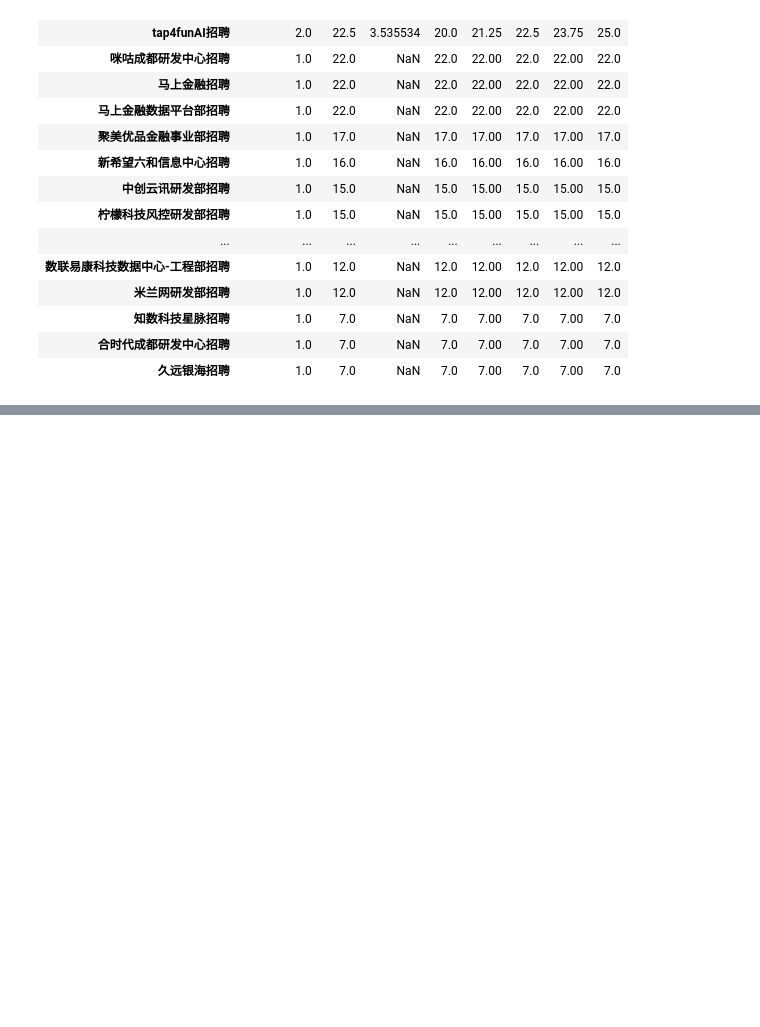
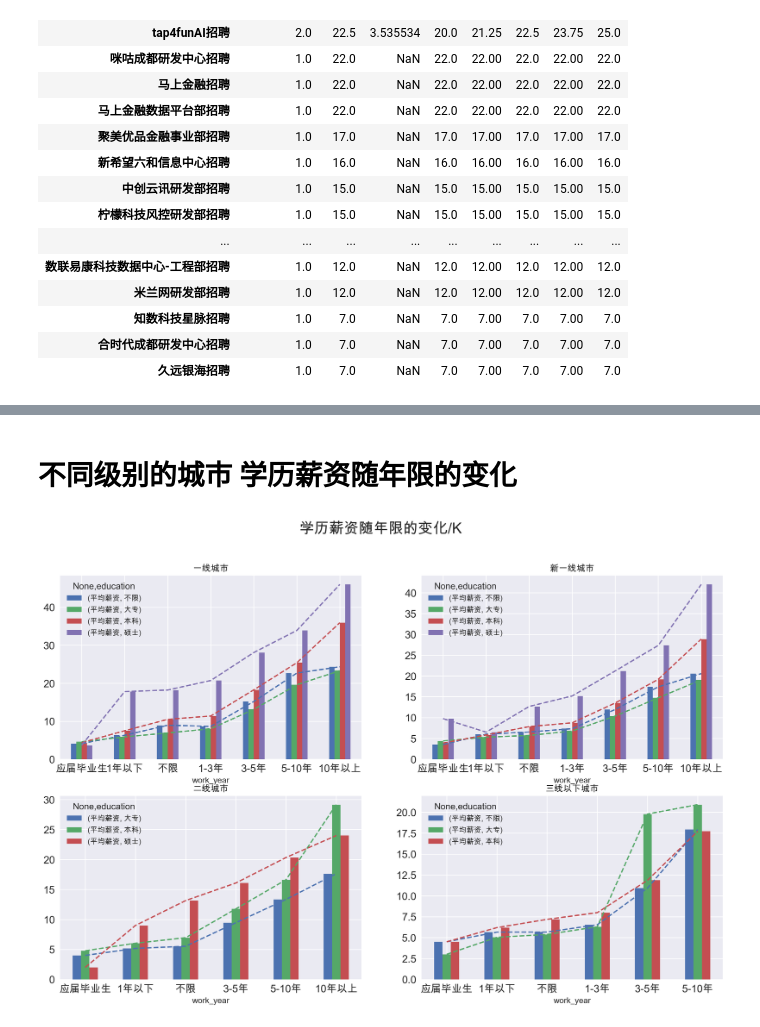
Before and after one commit to Minokun/someCode, a Jupyter notebook: it行业招聘数和薪资情况.ipynb, the cells around one changed output, grey strips where cells are left out. Cells and saved outputs as stored; diff of their text form; code cells hidden in the pictures; blank space fills up the shorter version.

```diff
--- a/it行业招聘数和薪资情况.ipynb
+++ b/it行业招聘数和薪资情况.ipynb
@@ -614,0 +617,9 @@ res_deal[(res_deal.city == '成都') & (res_deal.position_name.str.contains('数
+# %%
+city_detail_sql = "SELECT * FROM spider.city;"
+city_detail_df = pd.read_sql(city_detail_sql, conn)
+# %%
+city_classA_list = list(city_detail_df[city_detail_df['type'] == 1].city_name.values)
+city_classB_list = list(city_detail_df[city_detail_df['type'] == 2].city_name.values)
+city_classC_list = list(city_detail_df[city_detail_df['type'] == 3].city_name.values)
+city_classD_list = list(city_detail_df[city_detail_df['type'] == 4].city_name.values)
+city_classNewA_list = list(city_detail_df[city_detail_df['type'] == 9].city_name.values)
@@ -614,0 +641,20 @@ res_deal[(res_deal.city == '成都') & (res_deal.position_name.str.contains('数
+# %% [markdown]
+# 不同级别的城市 学历薪资随年限的变化
+# %%
+fig, axes = plt.subplots(2, 2, figsize=(7, 18), dpi=250)
+fig.suptitle('学历薪资随年限的变化/K', fontsize=20)
+ax0, ax1, ax2, ax3 = axes.ravel()
+res_deal[res_deal.city.isin(city_classA_list)].pivot_table(index='work_year', columns='education')[['salary_mean']].fillna('--')[1:].sort_values(('salary_mean', '本科'),ascending=True).rename(columns={'salary_mean':'平均薪资'}).plot(figsize=(16, 10), fontsize=14, title='一线城市', kind='bar', ax=ax0)
+res_deal[res_deal.city.isin(city_classA_list)].pivot_table(index='work_year', columns='education')[['salary_mean']].fillna('--')[1:].sort_values(('salary_mean', '本科'),ascending=True).rename(columns={'salary_mean':'平均薪资'}).plot(figsize=(16, 10), fontsize=14, title='一线城市', style='--', ax=ax0, legend=False)
+
+res_deal[res_deal.city.isin(city_classNewA_list)].pivot_table(index='work_year', columns='education')[['salary_mean']].fillna('--').sort_values(('salary_mean', '本科'),ascending=True).rename(columns={'salary_mean':'平均薪资'}).plot(figsize=(16, 10), fontsize=14, title='新一线城市', kind='bar', ax=ax1)
+res_deal[res_deal.city.isin(city_classNewA_list)].pivot_table(index='work_year', columns='education')[['salary_mean']].fillna('--').sort_values(('salary_mean', '本科'),ascending=True).rename(columns={'salary_mean':'平均薪资'}).plot(figsize=(16, 10), fontsize=14, title='新一线城市', style='--', ax=ax1, legend=False)
+
+res_deal[res_deal.city.isin(city_classB_list)].pivot_table(index='work_year', columns='education')[['salary_mean']].fillna('--')[1:].sort_values(('salary_mean', '本科'),ascending=True).rename(columns={'salary_mean':'平均薪资'}).plot(figsize=(16, 10), fontsize=14, title='二线城市', kind='bar', ax=ax2)
+res_deal[res_deal.city.isin(city_classB_list)].pivot_table(index='work_year', columns='education')[['salary_mean']].fillna('--')[1:].sort_values(('salary_mean', '本科'),ascending=True).rename(columns={'salary_mean':'平均薪资'}).plot(figsize=(16, 10), fontsize=14, title='二线城市', style='--', ax=ax2, legend=False)
+
+res_deal[((res_deal.city.isin(city_classC_list)) | (res_deal.city.isin(city_classD_list))) & (res_deal.work_year != '10年以上')].pivot_table(index='work_year', columns='education')[['salary_mean']].fillna('--').sort_values(('salary_mean', '大专'),ascending=True).rename(columns={'salary_mean':'平均薪资'}).plot(figsize=(16, 10), fontsize=14, title='三线以下城市', kind='bar', ax=ax3)
+res_deal[((res_deal.city.isin(city_classC_list)) | (res_deal.city.isin(city_classD_list))) & (res_deal.work_year != '10年以上')].pivot_table(index='work_year', columns='education')[['salary_mean']].fillna('--').sort_values(('salary_mean', '大专'),ascending=True).rename(columns={'salary_mean':'平均薪资'}).plot(figsize=(16, 10), fontsize=14, title='三线以下城市', style='--', ax=ax3, legend=False)
+plt.savefig('/Users/monstar/Desktop/a.png')
+# %% [output]
+[figure, added]
```
Also changed, not shown: parts of 6 cells of this notebook, 2 other files.
